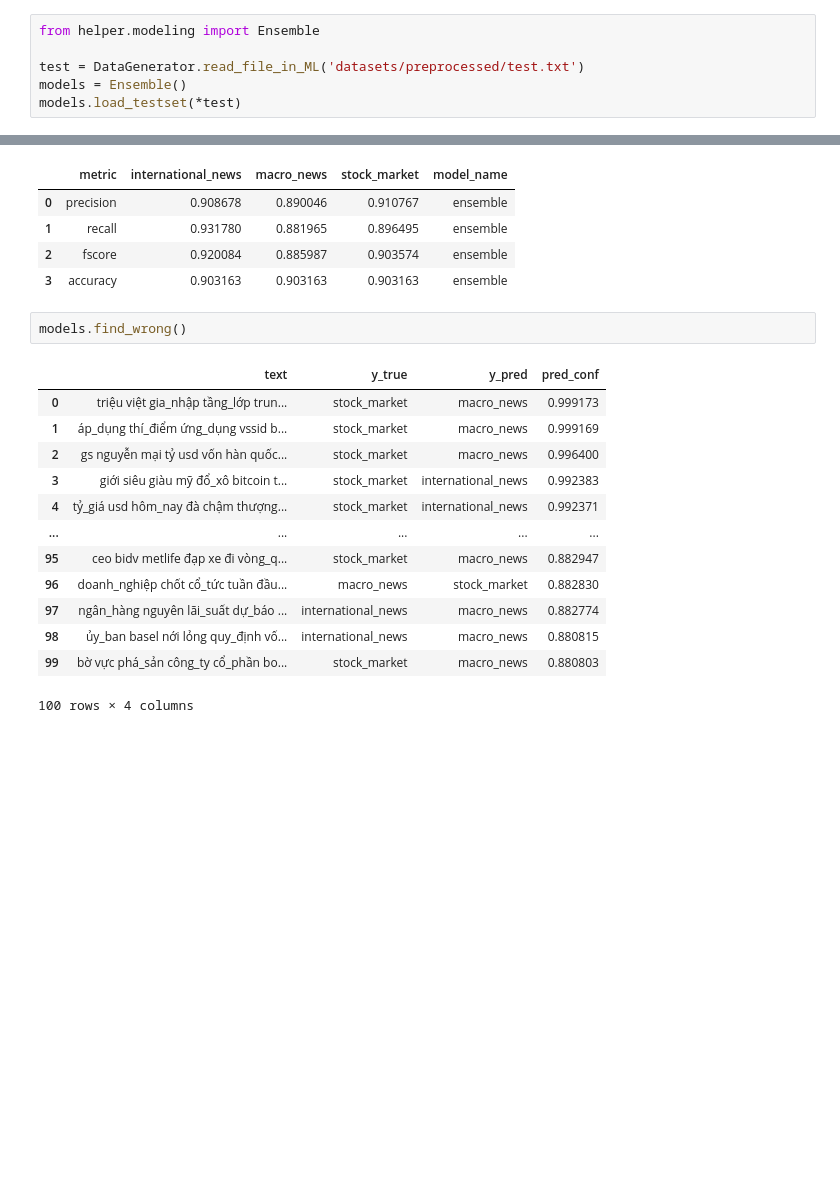
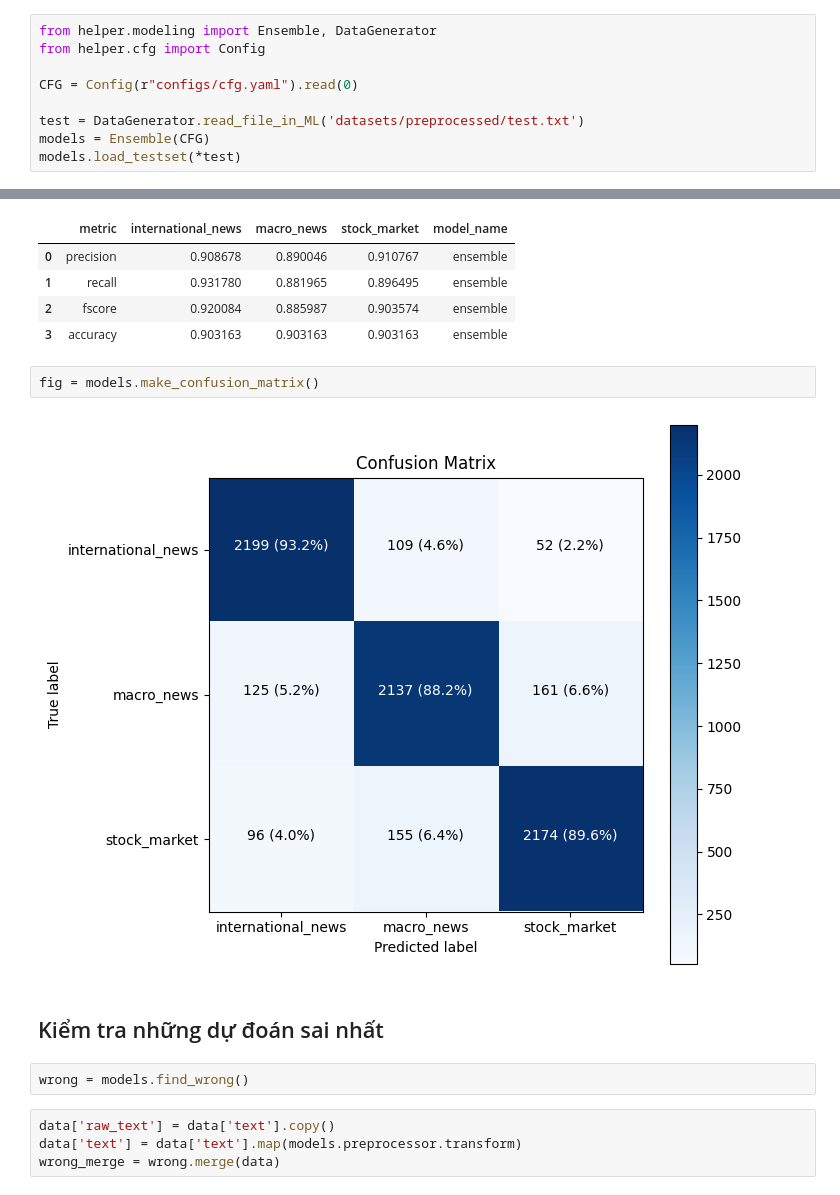
Before and after one commit to datkt1998/Text-Classification-of-News-Articles, a Jupyter notebook: code_in_dev.ipynb, the cells around one changed output, grey strips where cells are left out. Cells and saved outputs as stored; diff of their text form; blank space fills up the shorter version.

```diff
--- a/code_in_dev.ipynb
+++ b/code_in_dev.ipynb
@@ -276,8 +284,11 @@ Model saved in:  outputs/models/DL_20230518_165448
 # %% [markdown]
 # Ensemble model
 # %%
-from helper.modeling import Ensemble
+from helper.modeling import Ensemble, DataGenerator
+from helper.cfg import Config
+
+CFG = Config(r"configs/cfg.yaml").read(0)
 
 test = DataGenerator.read_file_in_ML('datasets/preprocessed/test.txt')
-models = Ensemble()
+models = Ensemble(CFG)
 models.load_testset(*test)
@@ -298,19 +312,15 @@ weighted avg       0.90      0.90      0.90      7208
 | 1 | recall | 0.931780 | 0.881965 | 0.896495 | ensemble |
 | 2 | fscore | 0.920084 | 0.885987 | 0.903574 | ensemble |
 | 3 | accuracy | 0.903163 | 0.903163 | 0.903163 | ensemble |
+# %%
+fig = models.make_confusion_matrix()
+# %% [output]
+[figure, added]
+# %% [markdown]
+## Kiểm tra những dự đoán sai nhất
 # %%
-models.find_wrong()
+wrong = models.find_wrong()
-# %% [output]
-|  | text | y_true | y_pred | pred_conf |
-| 0 | triệu việt gia_nhập tầng_lớp trun... | stock_market | macro_news | 0.999173 |
-| 1 | áp_dụng thí_điểm ứng_dụng vssid b... | stock_market | macro_news | 0.999169 |
-| 2 | gs nguyễn mại tỷ usd vốn hàn quốc... | stock_market | macro_news | 0.996400 |
-| 3 | giới siêu giàu mỹ đổ_xô bitcoin t... | stock_market | international_news | 0.992383 |
-| 4 | tỷ_giá usd hôm_nay đà chậm thượng... | stock_market | international_news | 0.992371 |
-| ... | ... | ... | ... | ... |
-| 95 | ceo bidv metlife đạp xe đi vòng_q... | stock_market | macro_news | 0.882947 |
-| 96 | doanh_nghiệp chốt cổ_tức tuần đầu... | macro_news | stock_market | 0.882830 |
-| 97 | ngân_hàng nguyên lãi_suất dự_báo ... | international_news | macro_news | 0.882774 |
-| 98 | ủy_ban basel nới lỏng quy_định vố... | international_news | macro_news | 0.880815 |
-| 99 | bờ vực phá_sản công_ty cổ_phần bo... | stock_market | macro_news | 0.880803 |
-100 rows × 4 columns
+# %%
+data['raw_text'] = data['text'].copy()
+data['text'] = data['text'].map(models.preprocessor.transform)
+wrong_merge = wrong.merge(data)
```
Also changed, not shown: parts of 6 cells of this notebook, 5 other files.
